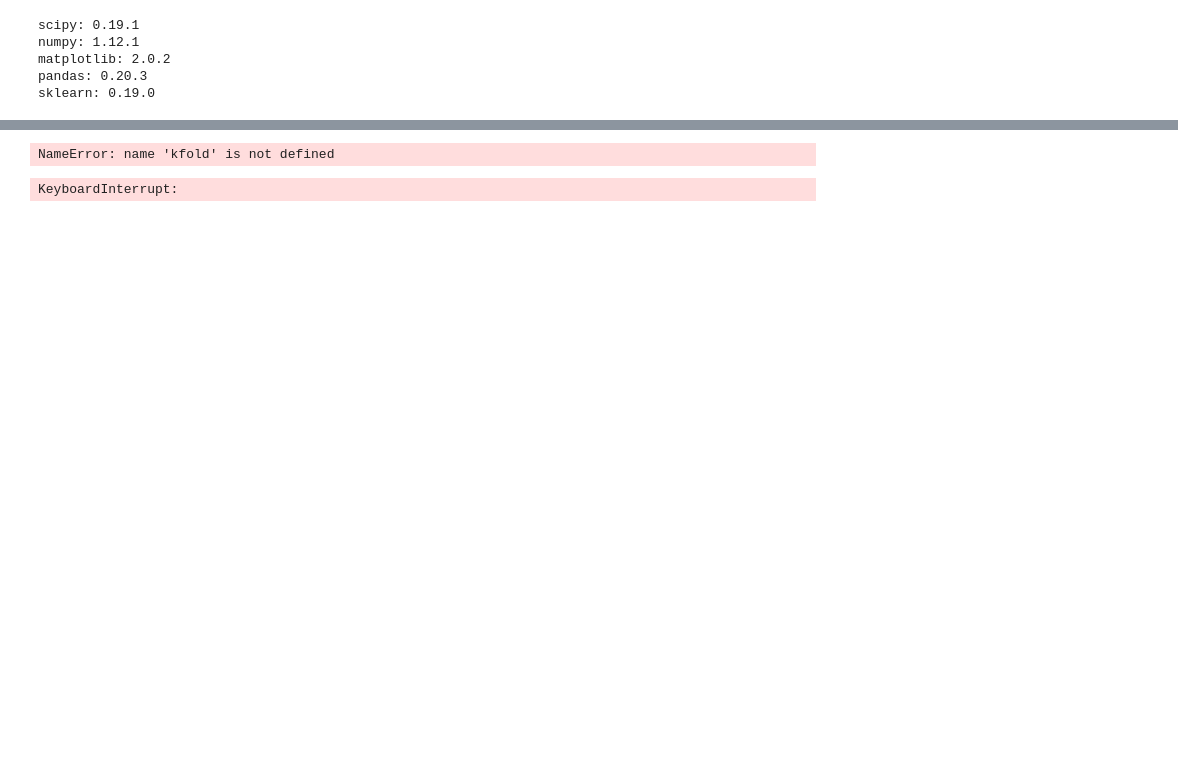
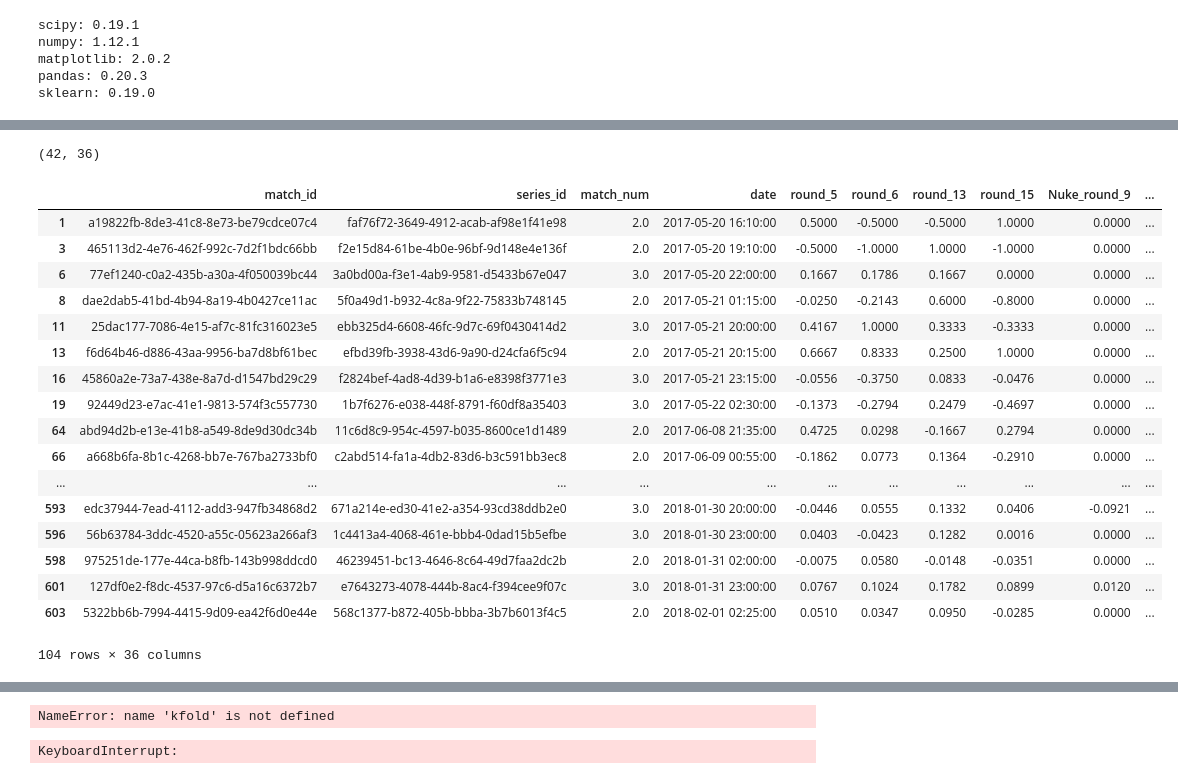
Before and after one commit to JohnHKleeman/CS_project, a Jupyter notebook: notebooks/John Predicting Wins.ipynb, the cells around one changed output, grey strips where cells are left out. Cells and saved outputs as stored; diff of their text form; code cells hidden in the pictures; blank space fills up the shorter version.

Commit message:
../cspython/match_dataset_creation.py

```diff
--- a/notebooks/John Predicting Wins.ipynb
+++ b/notebooks/John Predicting Wins.ipynb
@@ -179,3 +393,49 @@ data_even = data_even.round(4)
+# %%
+data_series['y'] = data_y['winner_of_match']
+# %%
+data_series = data_series.loc[(data_series.loc[:,'match_num']==2) | (data_series.loc[:,'match_num']==3),]
+# %%
+data_series.loc[(data_series.loc[:,'match_num']== 3),]
+# %% [output]
+(42, 36)
+# %%
+data_series_full = data_series.loc[(data_series.loc[:,'match_num']== 3),]
+data_series_two = data_series.loc[(data_series.loc[:,'match_num']== 2),]
+data_series_one = data_series.loc[(data_series.loc[:,'match_num']== 1),]
+si = data_series_two.series_id.unique()
+tsi = data_series_full.series_id.unique()
+osi = data_series_one.series_id.unique()
+li = set(si) - set(tsi)
+for a in li:
+    data_series_full = pd.concat([data_series_full,data_series_two.loc[(data_series_two.loc[:,'series_id'] == a),]])
+tsi = data_series_full.series_id.unique()
+di = set(tsi)-set(osi)
+
+for b in di:
+    data_series_full = pd.concat([data_series_full,data_series_one.loc[(data_series_one.loc[:,'series_id'] == b),]])
+# %%
+data_series_full = data_series_full.sort_values(by=['date'],ascending=True)
+# %%
+data_series_full
+# %% [output]
+|  | match_id | series_id | match_num | date | round_5 | round_6 | round_13 | round_15 | Nuke_round_9 | ... |
+| 1 | a19822fb-8de3-41c8-8e73-be79cdce07c4 | faf76f72-3649-4912-acab-af98e1f41e98 | 2.0 | 2017-05-20 16:10:00 | 0.5000 | -0.5000 | -0.5000 | 1.0000 | 0.0000 | ... |
+| 3 | 465113d2-4e76-462f-992c-7d2f1bdc66bb | f2e15d84-61be-4b0e-96bf-9d148e4e136f | 2.0 | 2017-05-20 19:10:00 | -0.5000 | -1.0000 | 1.0000 | -1.0000 | 0.0000 | ... |
+| 6 | 77ef1240-c0a2-435b-a30a-4f050039bc44 | 3a0bd00a-f3e1-4ab9-9581-d5433b67e047 | 3.0 | 2017-05-20 22:00:00 | 0.1667 | 0.1786 | 0.1667 | 0.0000 | 0.0000 | ... |
+| 8 | dae2dab5-41bd-4b94-8a19-4b0427ce11ac | 5f0a49d1-b932-4c8a-9f22-75833b748145 | 2.0 | 2017-05-21 01:15:00 | -0.0250 | -0.2143 | 0.6000 | -0.8000 | 0.0000 | ... |
+| 11 | 25dac177-7086-4e15-af7c-81fc316023e5 | ebb325d4-6608-46fc-9d7c-69f0430414d2 | 3.0 | 2017-05-21 20:00:00 | 0.4167 | 1.0000 | 0.3333 | -0.3333 | 0.0000 | ... |
+| 13 | f6d64b46-d886-43aa-9956-ba7d8bf61bec | efbd39fb-3938-43d6-9a90-d24cfa6f5c94 | 2.0 | 2017-05-21 20:15:00 | 0.6667 | 0.8333 | 0.2500 | 1.0000 | 0.0000 | ... |
+| 16 | 45860a2e-73a7-438e-8a7d-d1547bd29c29 | f2824bef-4ad8-4d39-b1a6-e8398f3771e3 | 3.0 | 2017-05-21 23:15:00 | -0.0556 | -0.3750 | 0.0833 | -0.0476 | 0.0000 | ... |
+| 19 | 92449d23-e7ac-41e1-9813-574f3c557730 | 1b7f6276-e038-448f-8791-f60df8a35403 | 3.0 | 2017-05-22 02:30:00 | -0.1373 | -0.2794 | 0.2479 | -0.4697 | 0.0000 | ... |
+| 64 | abd94d2b-e13e-41b8-a549-8de9d30dc34b | 11c6d8c9-954c-4597-b035-8600ce1d1489 | 2.0 | 2017-06-08 21:35:00 | 0.4725 | 0.0298 | -0.1667 | 0.2794 | 0.0000 | ... |
+| 66 | a668b6fa-8b1c-4268-bb7e-767ba2733bf0 | c2abd514-fa1a-4db2-83d6-b3c591bb3ec8 | 2.0 | 2017-06-09 00:55:00 | -0.1862 | 0.0773 | 0.1364 | -0.2910 | 0.0000 | ... |
+| ... | ... | ... | ... | ... | ... | ... | ... | ... | ... | ... |
+| 593 | edc37944-7ead-4112-add3-947fb34868d2 | 671a214e-ed30-41e2-a354-93cd38ddb2e0 | 3.0 | 2018-01-30 20:00:00 | -0.0446 | 0.0555 | 0.1332 | 0.0406 | -0.0921 | ... |
+| 596 | 56b63784-3ddc-4520-a55c-05623a266af3 | 1c4413a4-4068-461e-bbb4-0dad15b5efbe | 3.0 | 2018-01-30 23:00:00 | 0.0403 | -0.0423 | 0.1282 | 0.0016 | 0.0000 | ... |
+| 598 | 975251de-177e-44ca-b8fb-143b998ddcd0 | 46239451-bc13-4646-8c64-49d7faa2dc2b | 2.0 | 2018-01-31 02:00:00 | -0.0075 | 0.0580 | -0.0148 | -0.0351 | 0.0000 | ... |
+| 601 | 127df0e2-f8dc-4537-97c6-d5a16c6372b7 | e7643273-4078-444b-8ac4-f394cee9f07c | 3.0 | 2018-01-31 23:00:00 | 0.0767 | 0.1024 | 0.1782 | 0.0899 | 0.0120 | ... |
+| 603 | 5322bb6b-7994-4415-9d09-ea42f6d0e44e | 568c1377-b872-405b-bbba-3b7b6013f4c5 | 2.0 | 2018-02-01 02:25:00 | 0.0510 | 0.0347 | 0.0950 | -0.0285 | 0.0000 | ... |
+104 rows × 36 columns
 # %%
 #only_team = data_even.player_team_name
 # %%
```
Also changed, not shown: parts of 49 cells of this notebook, 4 other files.
